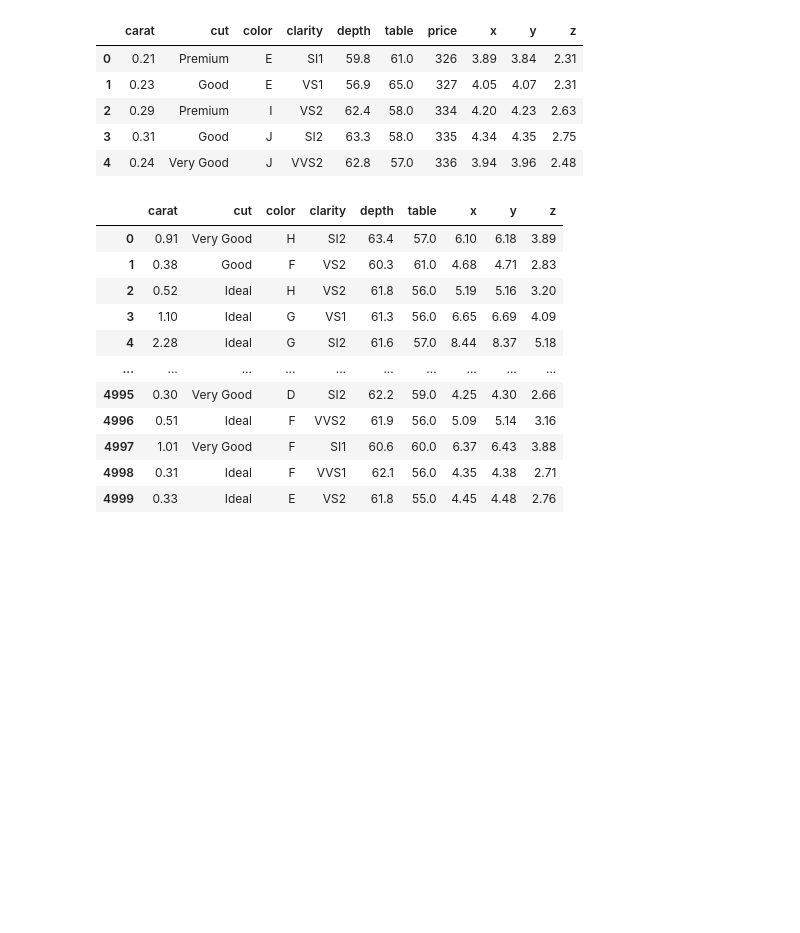
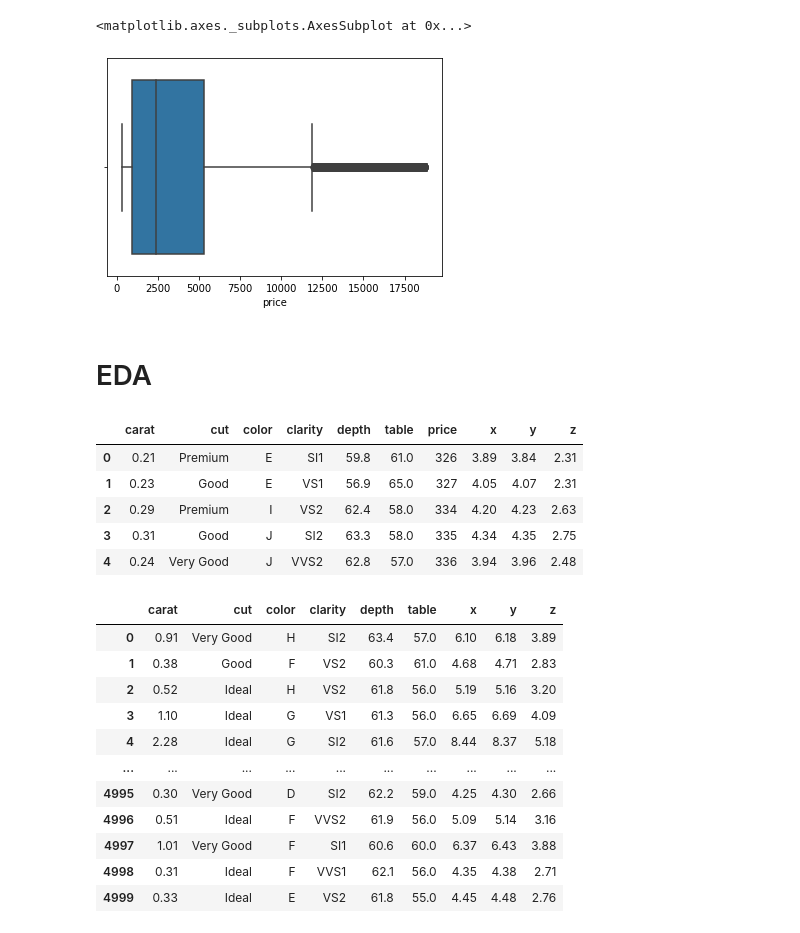
Before and after one commit to evefalcao/hw_linear-regression, a Jupyter notebook: p5-diamonds_pricing.ipynb, the cells around one changed output. Cells and saved outputs as stored; diff of their text form; code cells hidden in the pictures; blank space fills up the shorter version.

```diff
--- a/p5-diamonds_pricing.ipynb
+++ b/p5-diamonds_pricing.ipynb
@@ -13,3 +40,10 @@ ricks_diamonds = pd.read_csv('./kickoff/rick_diamonds.csv')
+# %%
+sns.boxplot(diamonds.price)
+# %% [output]
+<matplotlib.axes._subplots.AxesSubplot at 0x...>
+[figure, added]
+# %% [markdown]
+# EDA
 # %%
 diamonds.head(5)
 # %% [output]
```
Also changed, not shown: parts of 9 cells of this notebook.
